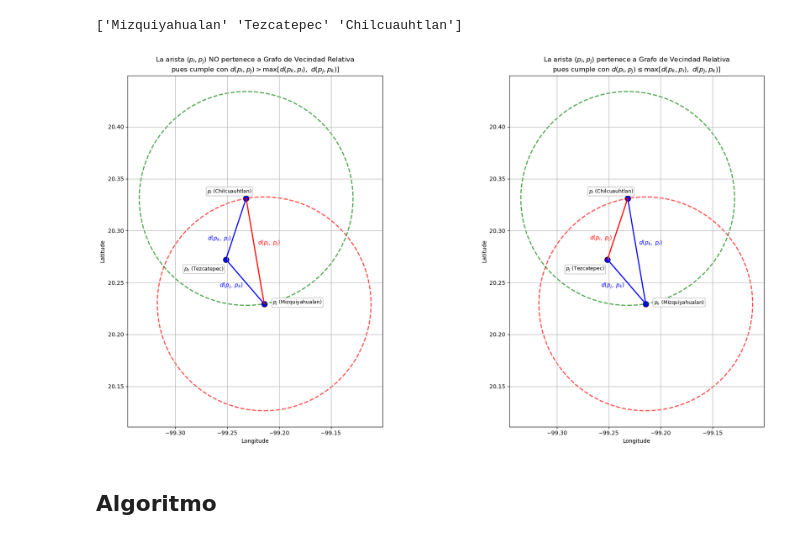
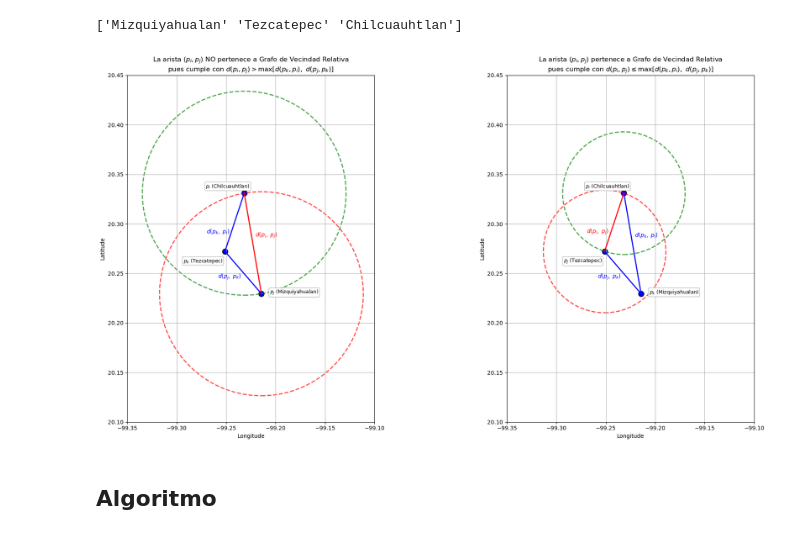
Before and after one commit to SaraLuzVC/Tesis-ITAM, a Jupyter notebook: Notebooks/Algoritmo_Naive.ipynb, the cells around one changed output. Cells and saved outputs as stored; diff of their text form; code cells hidden in the pictures.

```diff
--- a/Notebooks/Algoritmo_Naive.ipynb
+++ b/Notebooks/Algoritmo_Naive.ipynb
@@ -57,12 +57,15 @@ latitudes = selected_coords[:, 1]
 # Identify points
 idx_mizqui = np.where(selected_names == 'Mizquiyahualan')[0][0]
 idx_chilcua = np.where(selected_names == 'Chilcuauhtlan')[0][0]
+idx_tezca = np.where(selected_names == 'Tezcatepec')[0][0]
 
 mizqui = selected_coords[idx_mizqui]
 chilcua = selected_coords[idx_chilcua]
+tezca = selected_coords[idx_tezca]
 
 # Compute Euclidean distance (in degrees)
 radius = np.linalg.norm(mizqui - chilcua)
+radius2 = np.linalg.norm(tezca - chilcua)
 # %%
 # === Define triangle points ===
 
@@ -213,36 +216,47 @@ fig, (ax1, ax2) = plt.subplots(1, 2, figsize=(20, 10))
 
 # Primer gráfico — d(p_i, p_j) es entre Mizquiyahualan y Chilcuauhtlan
 plot_triangle_with_labels(
     ax1,
     triangle_coords=triangle1_coords,
     triangle_roles=triangle1_roles,
     title="La arista $(p_i, p_j)$ NO pertenece a Grafo de Vecindad Relativa\npues cumple con $d(p_i, p_j) > \\max[d(p_k, p_i),\ d(p_j, p_k)]$",
     mizqui=mizqui,
     chilcua=chilcua,
     radius=radius,
     ij_edge=(0, 2),
     node_label_offsets=node_label_offsets1,
     edge_label_offsets=edge_label_offsets1
 )
 
 # Segundo gráfico — d(p_i, p_j) es entre Chilcuauhtlan y Tezcatepec
 plot_triangle_with_labels(
     ax2,
     triangle_coords=triangle2_coords,
     triangle_roles=triangle2_roles,
     title="La arista $(p_i, p_j)$ pertenece a Grafo de Vecindad Relativa\npues cumple con $d(p_i, p_j) \\leq \\max[d(p_k, p_i),\ d(p_j, p_k)]$",
-    mizqui=mizqui,
+    mizqui=tezca,
     chilcua=chilcua,
-    radius=radius,
+    radius=radius2,
     ij_edge=(0, 2),
     node_label_offsets=node_label_offsets2,
     edge_label_offsets=edge_label_offsets2
 )
 
+
+
+xlim = (-99.35, -99.10)
+ylim = (20.10, 20.45)
+
+# Apply to both axes
+for ax in (ax1, ax2):
+    ax.set_xlim(xlim)
+    ax.set_ylim(ylim)
+
+
 plt.tight_layout()
 plt.show()
 # %% [output]
-[figure, old version]
+[figure, new version]
 # %% [markdown]
 ## Algoritmo
 # %% [markdown]
```
Also changed, not shown: parts of 4 cells of this notebook, 1 other file.
